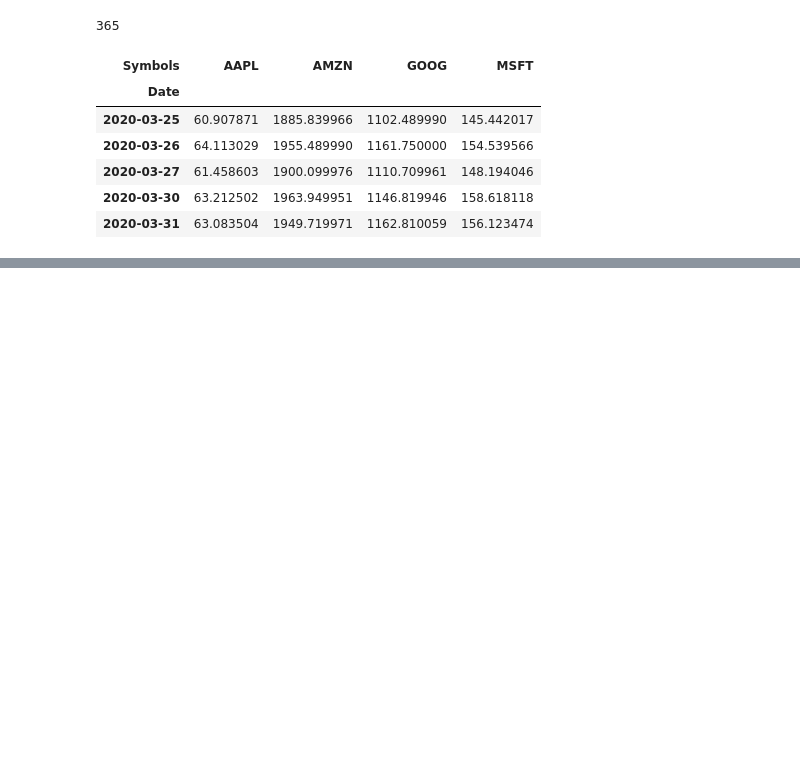
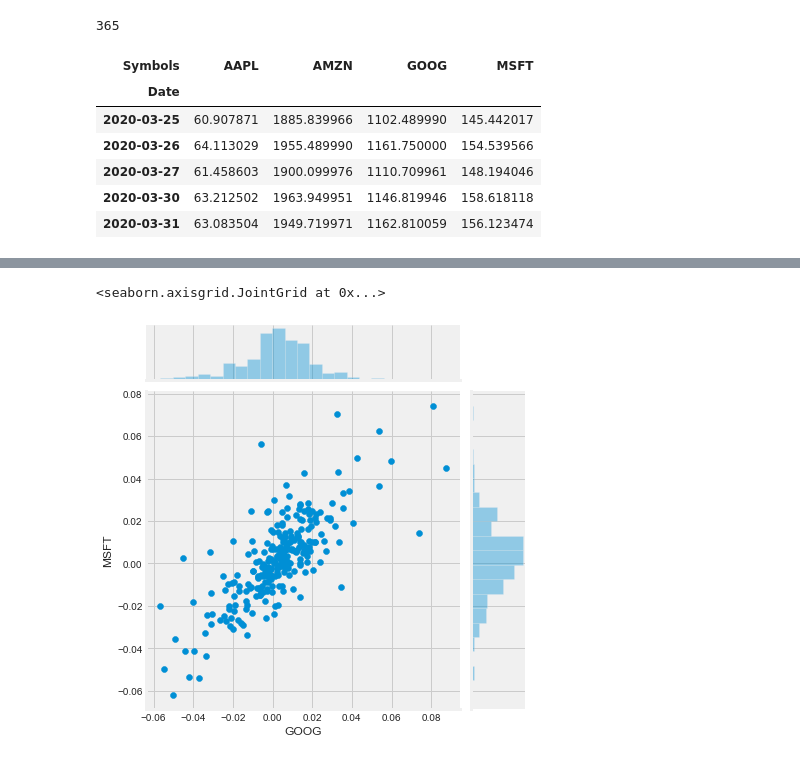
Before and after one commit to HaoLiNick/Coding2021, a Jupyter notebook: Stock/Stock_LSTM_Kaggle.ipynb, the cells around one changed output, grey strips where cells are left out. Saved outputs shown, nothing was run; the diff lists cells and outputs as text; code cells hidden in the pictures; blank space fills up the shorter version.

```diff
--- a/Stock/Stock_LSTM_Kaggle.ipynb
+++ b/Stock/Stock_LSTM_Kaggle.ipynb
@@ -248,0 +267,6 @@ closing_df.head()
+# %%
+# We'll use joinplot to compare the daily returns of Google and Microsoft
+sns.jointplot('GOOG', 'MSFT', tech_rets, kind='scatter')
+# %% [output]
+<seaborn.axisgrid.JointGrid at 0x...>
+[figure, added]
```
Also changed, not shown: parts of 2 cells of this notebook, 1 other file.
